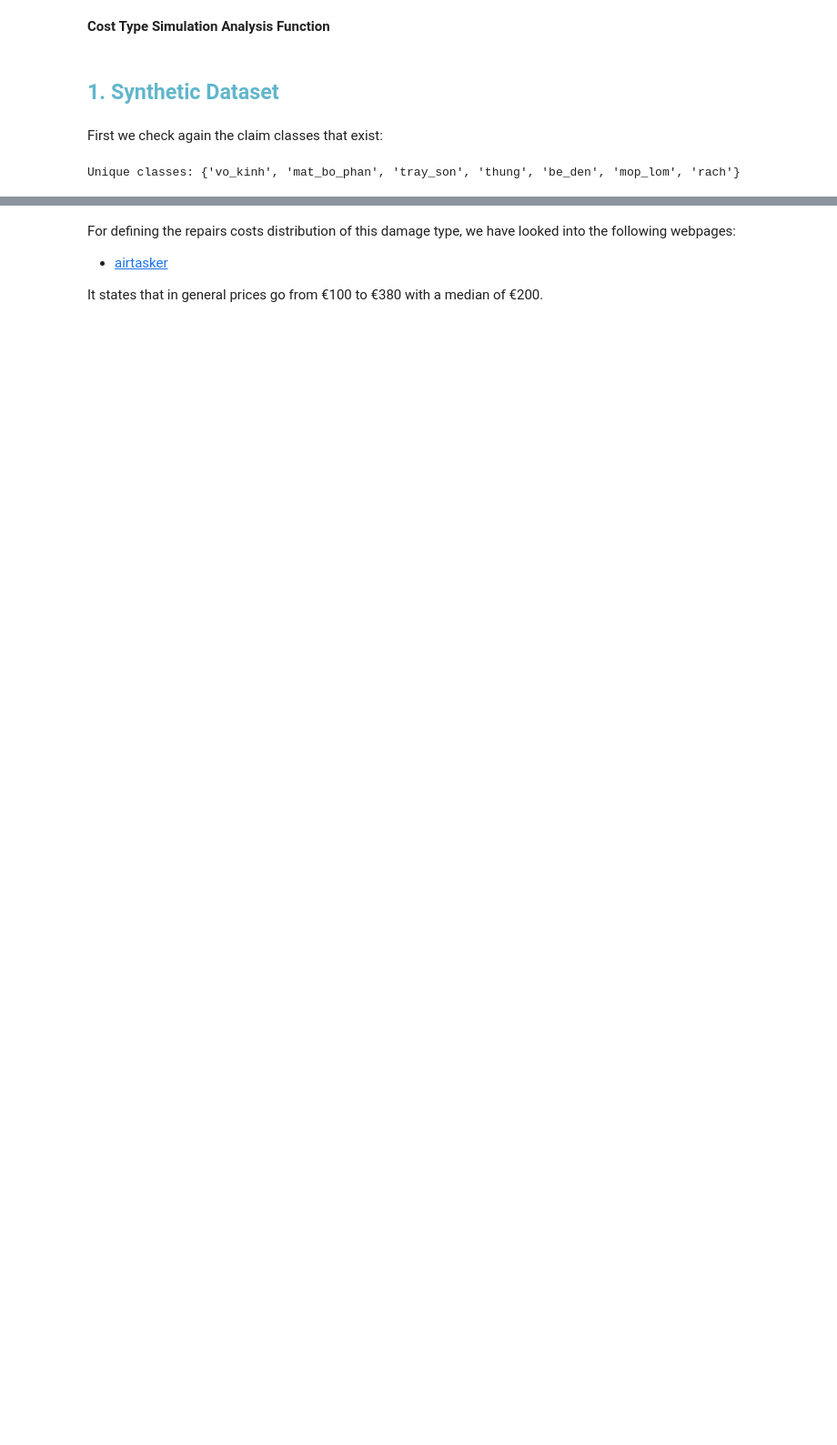
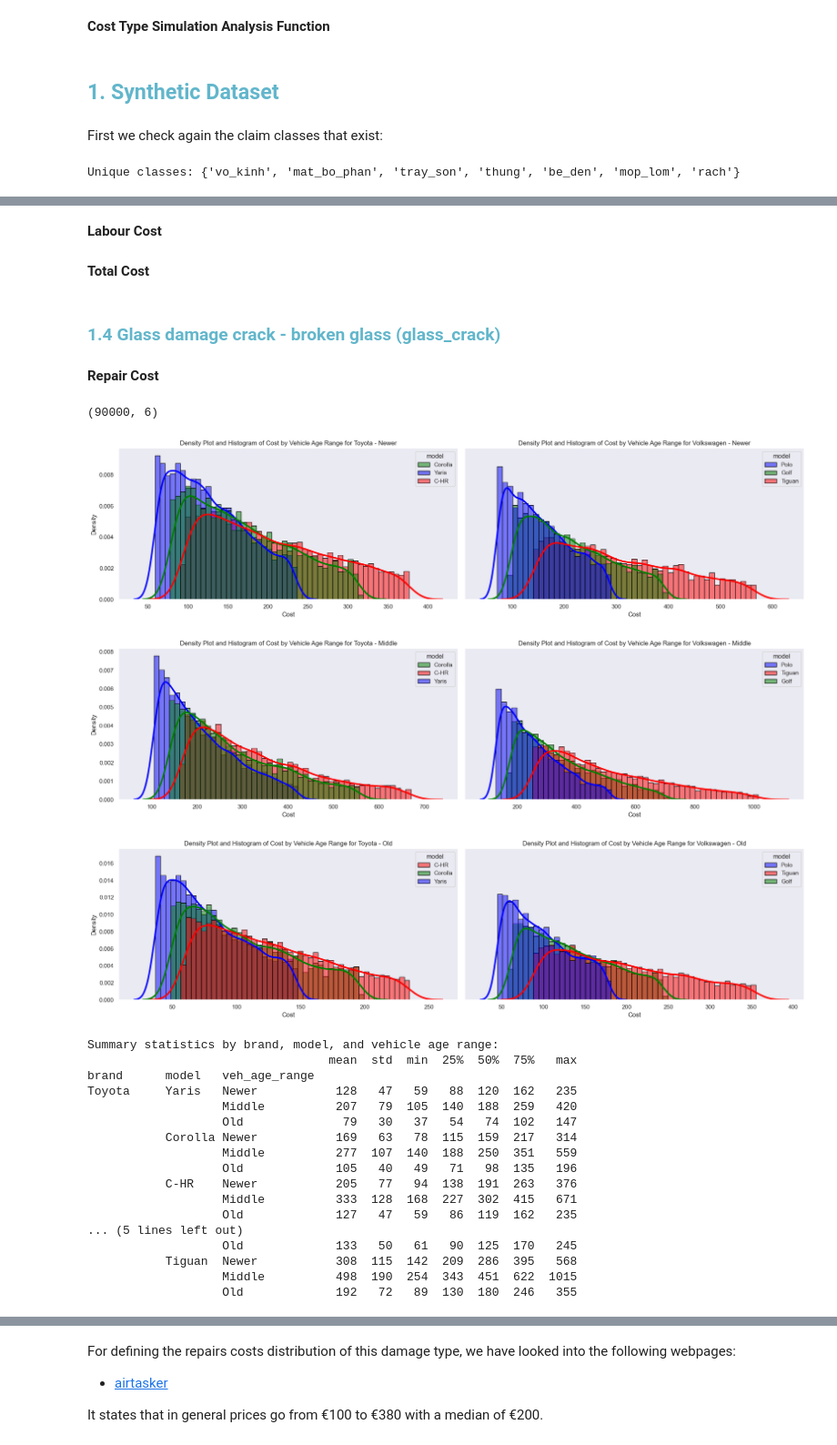
Before and after one commit to ACM40960/project-danielquesada89, a Jupyter notebook: 2_Claim_costs.ipynb, the cells around one changed output, grey strips where cells are left out. Shown: that part at 91% size. Drawn from its saved outputs; the diff is of its cells as text; code cells hidden in the pictures; blank space fills up the shorter version.

Commit message:
glass cost created
Signed-off-by: danielquesada89 <daniel.quesada@ucdconnect.ie>

```diff
--- a/2_Claim_costs.ipynb
+++ b/2_Claim_costs.ipynb
@@ -228,0 +374,50 @@ As such, we will create $2 \times 3 \times 3 \times 7 = 126$ different repair co
+# %% [markdown]
+**Labour Cost**
+# %% [markdown]
+**Total Cost**
+# %% [markdown]
+### <font color="#62b6cb">1.4 Glass damage crack - broken glass (glass_crack)</font> <a name="id14"></a>
+# %% [markdown]
+**Repair Cost**
+# %%
+brands = {"Toyota": 1,"Volkswagen":1.25}
+
+models = {"Yaris": 0.75,
+          "Corolla": 1,
+          "C-HR": 1.20,
+          "Polo":0.73,
+          "Golf":1,
+          "Tiguan":1.45}
+
+age_range={"Newer":0.8,"Middle":1,"Old":0.5}
+
+df_repair_glass_crack = simulate_data(n=5000, damage_type="glass_crack",low_trunc=100,high_trunc=400,
+                            brands=brands, models=models,
+                            age_range={"Newer":0.8,"Middle":1,"Old":0.5},
+                            model_effect=1.4,age_effect=0.7)
+df_repair_glass_crack.shape
+# %% [output]
+(90000, 6)
+# %%
+cost_analysis(df_repair_glass_crack, models)
+# %% [output]
+[figure, added]
+[figure, added]
+[figure, added]
+Summary statistics by brand, model, and vehicle age range:
+                                  mean  std  min  25%  50%  75%   max
+brand      model   veh_age_range
+Toyota     Yaris   Newer           128   47   59   88  120  162   235
+                   Middle          207   79  105  140  188  259   420
+                   Old              79   30   37   54   74  102   147
+           Corolla Newer           169   63   78  115  159  217   314
+                   Middle          277  107  140  188  250  351   559
+                   Old             105   40   49   71   98  135   196
+           C-HR    Newer           205   77   94  138  191  263   376
+                   Middle          333  128  168  227  302  415   671
+                   Old             127   47   59   86  119  162   235
+... (5 lines left out)
+                   Old             133   50   61   90  125  170   245
+           Tiguan  Newer           308  115  142  209  286  395   568
+                   Middle          498  190  254  343  451  622  1015
+                   Old             192   72   89  130  180  246   355
```
Also changed, not shown: parts of 49 cells of this notebook.
